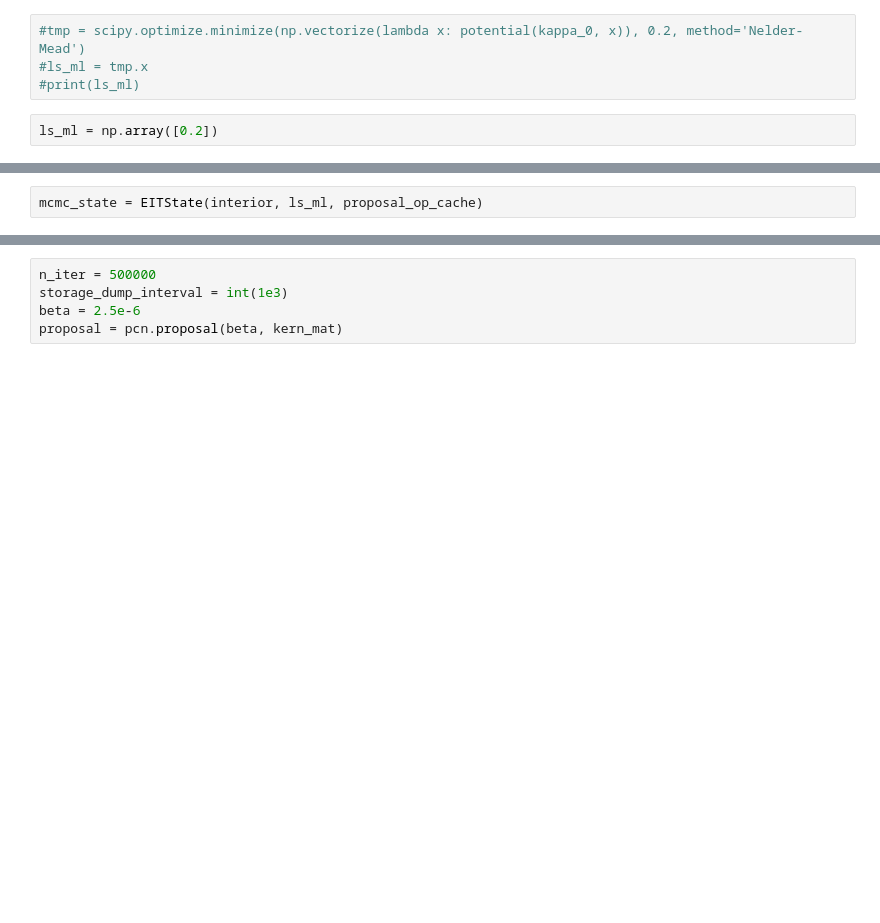
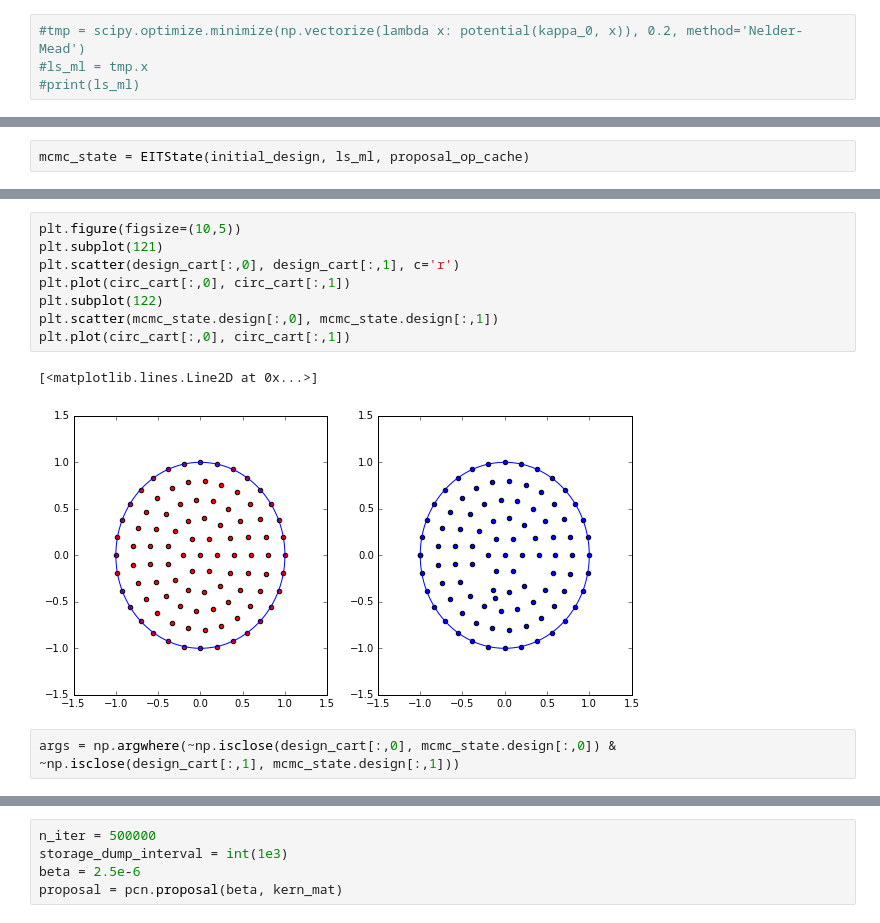
Before and after one commit to jcockayne/bayesian_pdes, a Jupyter notebook: notebooks/EIT.ipynb, the cells around one changed output, grey strips where cells are left out. Saved outputs shown, nothing was run; the diff lists cells and outputs as text; blank space fills up the shorter version.

```diff
--- a/notebooks/EIT.ipynb
+++ b/notebooks/EIT.ipynb
@@ -444,8 +505,6 @@ class EITState(object):
 #tmp = scipy.optimize.minimize(np.vectorize(lambda x: potential(kappa_0, x)), 0.2, method='Nelder-Mead')
 #ls_ml = tmp.x
 #print(ls_ml)
-# %%
-ls_ml = np.array([0.2])
 # %%
 proposal_obs = [
     (field_pts, None),
@@ -461,3 +520,3 @@ kern_mat = bpdes.collocation.calc_LLbar([Identity, d1, d2],
                                        )
 # %%
-mcmc_state = EITState(interior, ls_ml, proposal_op_cache)
+mcmc_state = EITState(initial_design, ls_ml, proposal_op_cache)
@@ -463,0 +534,13 @@ mcmc_state = EITState(interior, ls_ml, proposal_op_cache)
+# %%
+plt.figure(figsize=(10,5))
+plt.subplot(121)
+plt.scatter(design_cart[:,0], design_cart[:,1], c='r')
+plt.plot(circ_cart[:,0], circ_cart[:,1])
+plt.subplot(122)
+plt.scatter(mcmc_state.design[:,0], mcmc_state.design[:,1])
+plt.plot(circ_cart[:,0], circ_cart[:,1])
+# %% [output]
+[<matplotlib.lines.Line2D at 0x...>]
+[figure, added]
+# %%
+args = np.argwhere(~np.isclose(design_cart[:,0], mcmc_state.design[:,0]) & ~np.isclose(design_cart[:,1], mcmc_state.design[:,1]))
```
Also changed, not shown: parts of 27 cells of this notebook, 3 other files.
